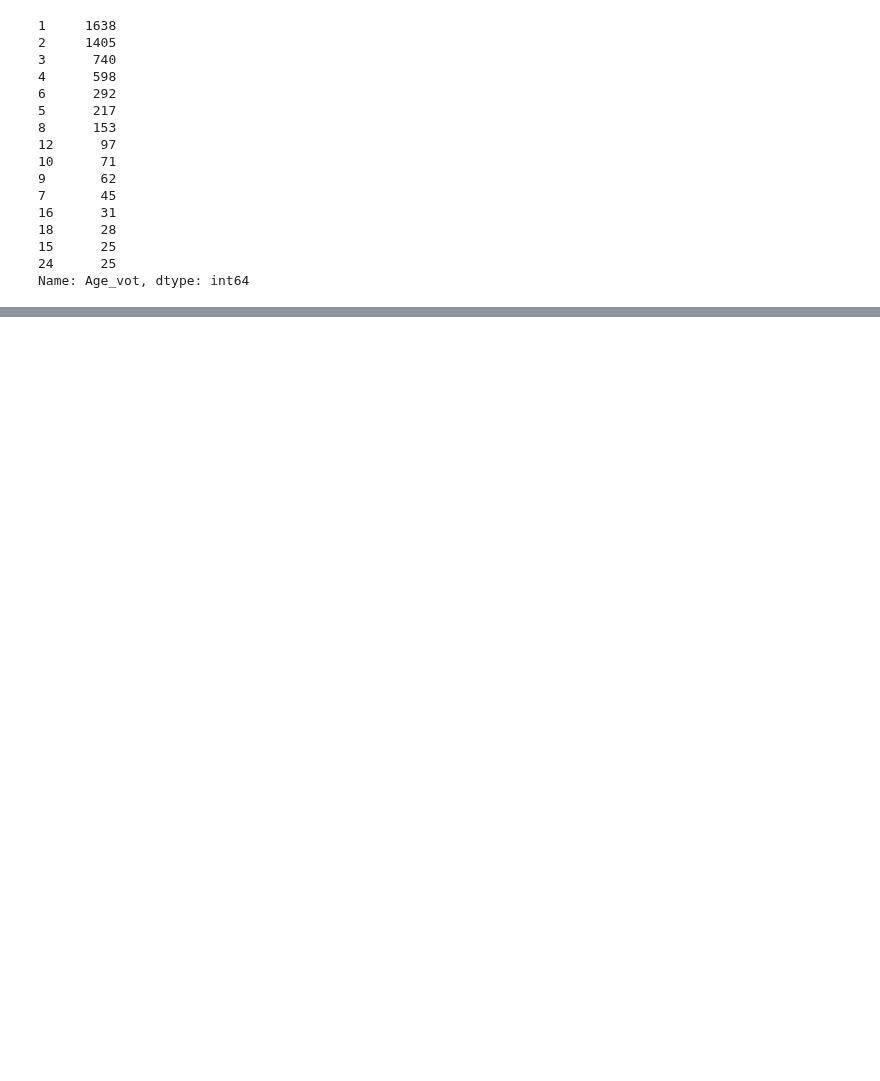
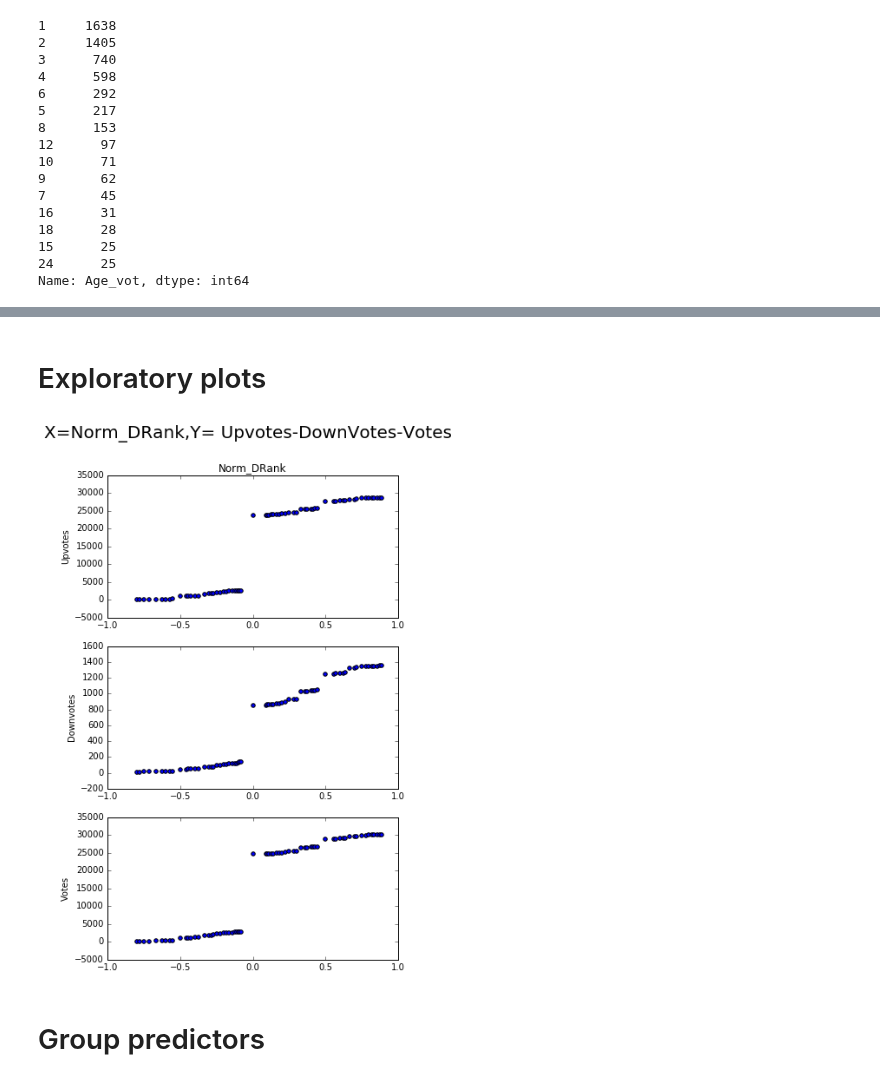
Before and after one commit to JoelDan192/Predictive-model-for-the-voting-system-in-SE-network, a Jupyter notebook: results/Dataset_groups.ipynb, the cells around one changed output, grey strips where cells are left out. Saved outputs shown, nothing was run; the diff lists cells and outputs as text; code cells hidden in the pictures; blank space fills up the shorter version.

```diff
--- a/results/Dataset_groups.ipynb
+++ b/results/Dataset_groups.ipynb
@@ -101,3 +123,31 @@ votes.head(20)
+# %% [markdown]
+# Exploratory plots
+# %%
+plt.figure(figsize=(6,10))
+
+axref = plt.subplot(3,1,1)
+plt.subplot(3, 1, 1,sharex=axref)
+cumvotes_uv = votes.groupby(['Norm_DRank']).sum()['Upvotes'].cumsum()
+plt.scatter(x = cumvotes_uv.index.values,y=cumvotes_uv.values)
+plt.title('Norm_DRank')
+plt.ylabel('Upvotes')
+
+plt.subplot(3, 1, 2,sharex=axref)
+cumvotes_dv = votes.groupby(['Norm_DRank']).sum()['Downvotes'].cumsum()
+plt.scatter(x = cumvotes_dv.index.values,y=cumvotes_dv.values)
+plt.ylabel('Downvotes')
+
+plt.subplot(3, 1, 3,sharex=axref)
+cumvotes_v = votes.groupby(['Norm_DRank']).sum()['Votes'].cumsum()
+plt.scatter(x = cumvotes_v.index.values,y=cumvotes_v.values)
+plt.ylabel('Votes')
+
+plt.suptitle('X=Norm_DRank,Y= Upvotes-DownVotes-Votes',fontsize=20)
+plt.show()
+# %% [output]
+[figure, added]
+# %% [markdown]
+# Group predictors
 # %%
 def get_intervals(att,quantiles):
     qtls = votes[att].quantile(quantiles).values
```
Also changed, not shown: parts of 24 cells of this notebook.
